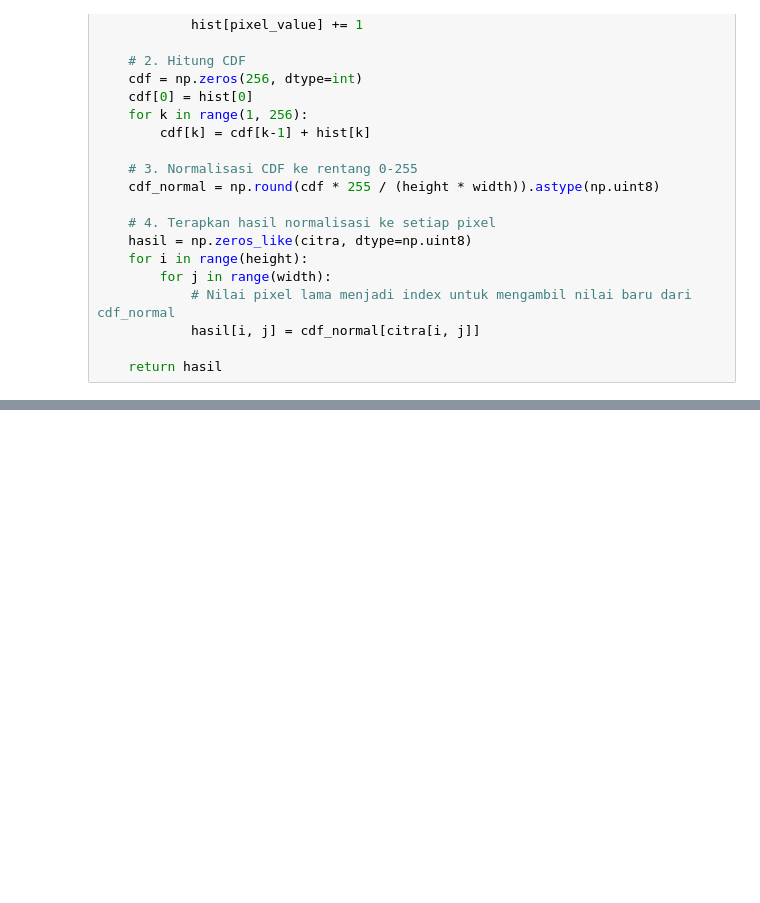
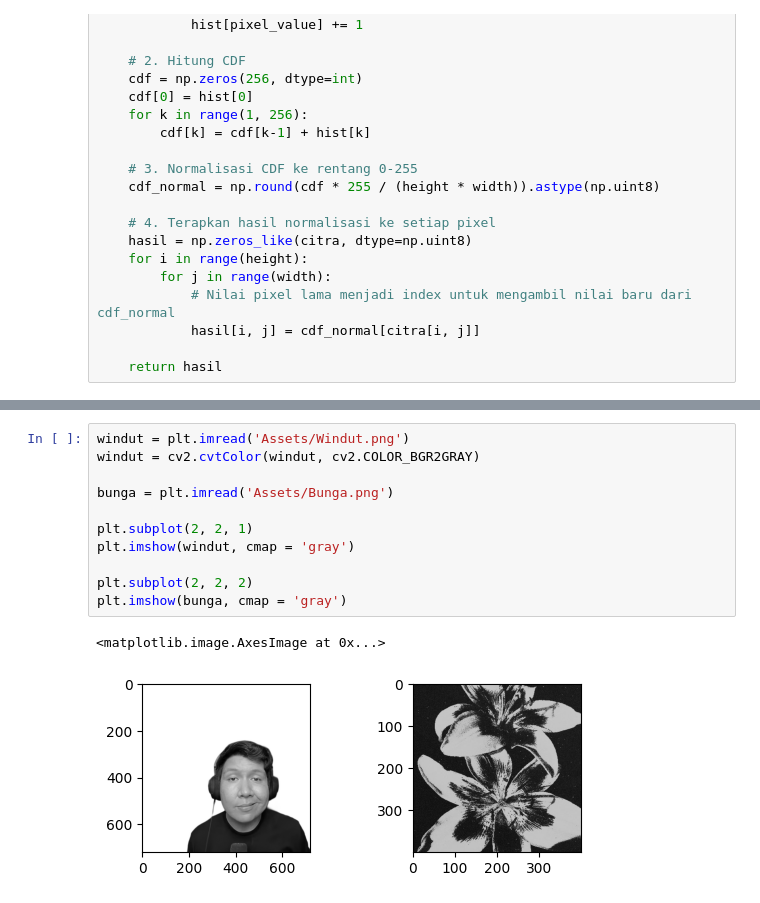
Before and after one commit to praktikum-pcd-2026/jurnal-modul-2-nazrilka1, a Jupyter notebook: Jurnal.ipynb, the cells around one changed output, grey strips where cells are left out. Saved outputs shown, nothing was run; the diff lists cells and outputs as text; blank space fills up the shorter version.

```diff
--- a/Jurnal.ipynb
+++ b/Jurnal.ipynb
@@ -105,0 +115,14 @@ def ekualisasi(citra):
+# %%
+windut = plt.imread('Assets/Windut.png')
+windut = cv2.cvtColor(windut, cv2.COLOR_BGR2GRAY)
+
+bunga = plt.imread('Assets/Bunga.png')
+
+plt.subplot(2, 2, 1)
+plt.imshow(windut, cmap = 'gray')
+
+plt.subplot(2, 2, 2)
+plt.imshow(bunga, cmap = 'gray')
+# %% [output]
+<matplotlib.image.AxesImage at 0x...>
+[figure, added]
```
Also changed, not shown: parts of 7 cells of this notebook.
